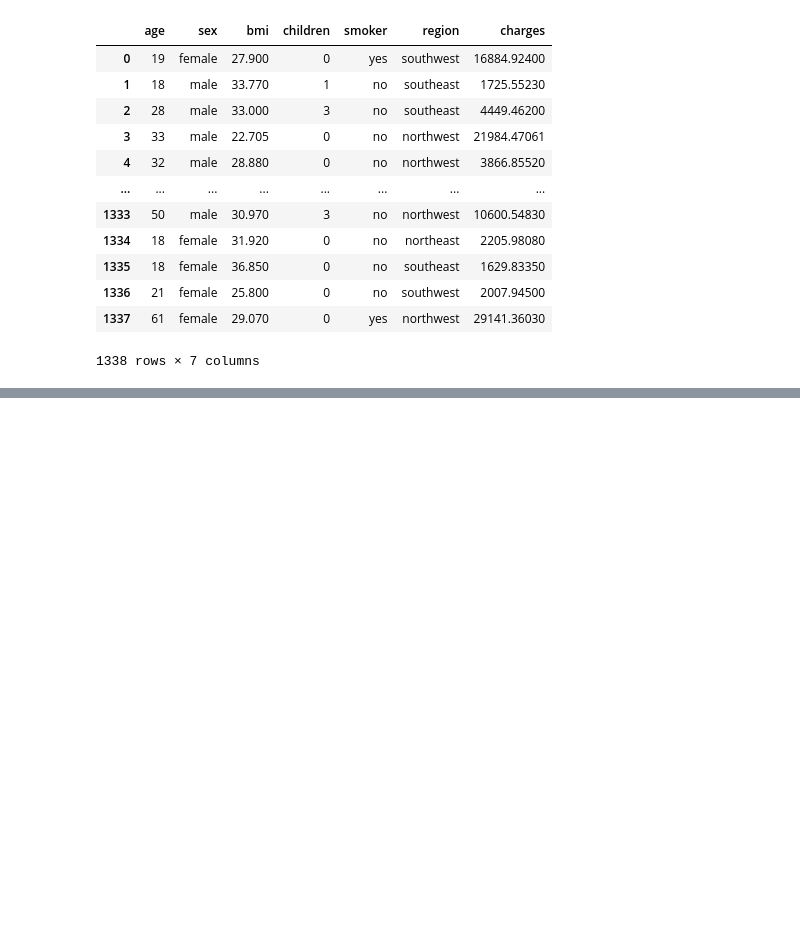
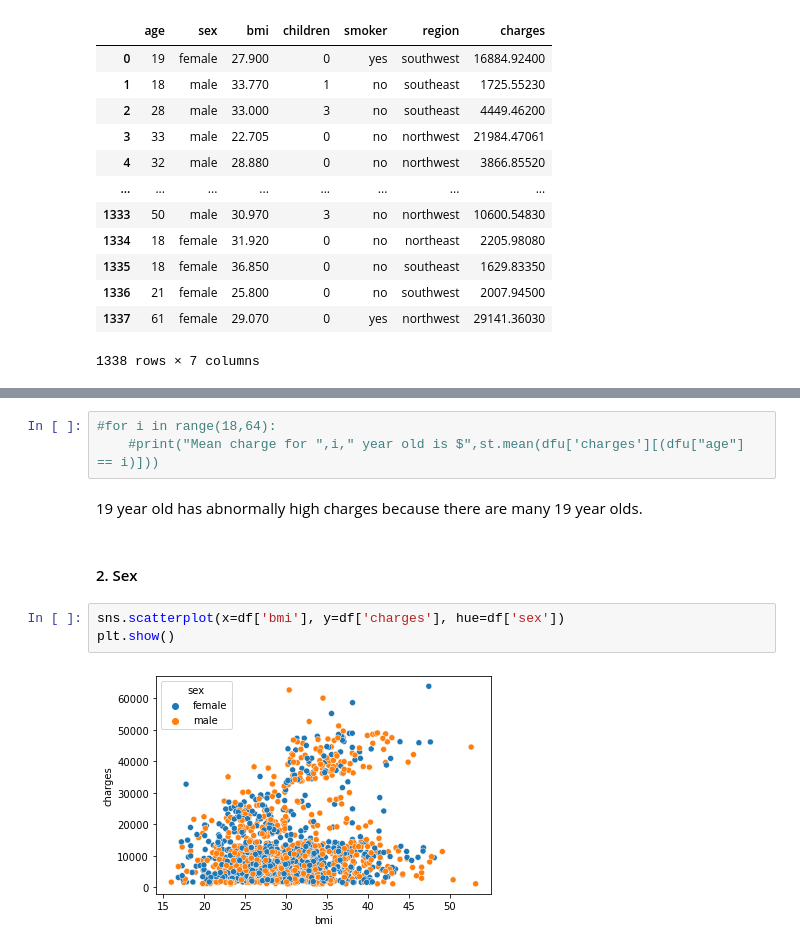
Before and after one commit to data301-2021-winter1/project-group60-project, a Jupyter notebook: notebooks/analysis1.ipynb, the cells around one changed output, grey strips where cells are left out. Saved outputs shown, nothing was run; the diff lists cells and outputs as text; blank space fills up the shorter version.

```diff
--- a/notebooks/analysis1.ipynb
+++ b/notebooks/analysis1.ipynb
@@ -206,2 +314,14 @@ dfp
+# %%
+#for i in range(18,64):
+    #print("Mean charge for ",i," year old is $",st.mean(dfu['charges'][(dfu["age"] == i)]))
+# %% [markdown]
+19 year old has abnormally high charges because there are many 19 year olds.
+# %% [markdown]
+#### 2. Sex
+# %%
+sns.scatterplot(x=df['bmi'], y=df['charges'], hue=df['sex'])
+plt.show()
+# %% [output]
+[figure, added]
 # %%
 data ='../data/raw/insurance_raw1.csv'
```
Also changed, not shown: parts of 41 cells of this notebook, 2 other files.
